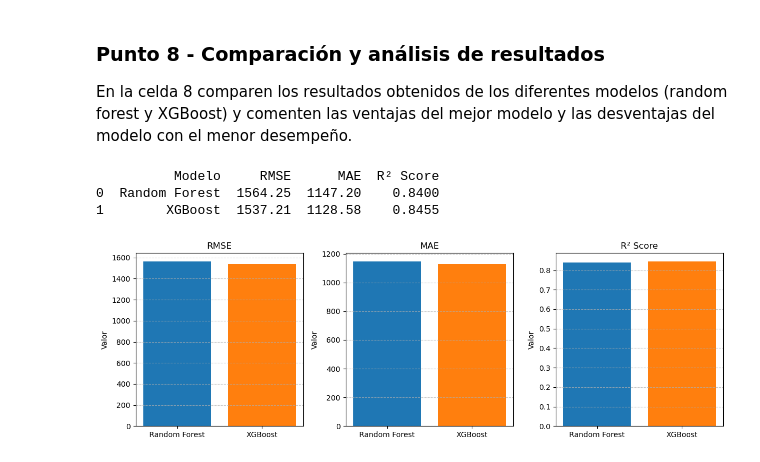
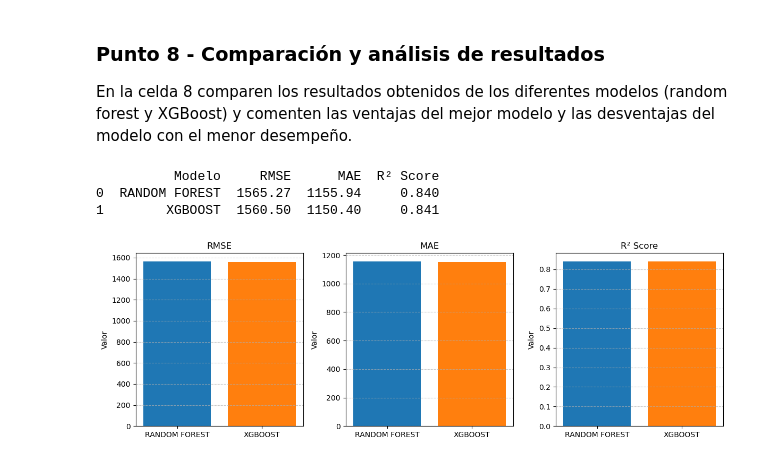
Before and after one commit to juantoroa/GRUPO-9-MIAD-ML-NPL, a Jupyter notebook: S2TC1_RandomForests_Boosting.ipynb, the cells around one changed output. Saved outputs shown, nothing was run; the diff lists cells and outputs as text; code cells hidden in the pictures.

```diff
--- a/S2TC1_RandomForests_Boosting.ipynb
+++ b/S2TC1_RandomForests_Boosting.ipynb
@@ -462,39 +799,38 @@ Accuracy (R² Score): 0.8455161246417325
 ### Punto 8 - Comparación y análisis de resultados
 En la celda 8 comparen los resultados obtenidos de los diferentes modelos (random forest y XGBoost) y comenten las ventajas del mejor modelo y las desventajas del modelo con el menor desempeño.
 # %%
-# Celda 8
 import pandas as pd
 import matplotlib.pyplot as plt
 
 # Resultados de los modelos
 model_results = {
-    "Modelo": ["Random Forest", "XGBoost"],
-    "RMSE": [1564.25, 1537.21],
-    "MAE": [1147.20, 1128.58],
-    "R² Score": [0.8400, 0.8455]
+    "Modelo": ["RANDOM FOREST", "XGBOOST"],
+    "RMSE": [1565.27, 1560.50],
+    "MAE": [1155.94, 1150.40],
+    "R² Score": [0.840, 0.841]
 }
 
 # Crear DataFrame
 df_results = pd.DataFrame(model_results)
 
 # Mostrar la tabla de comparación
 print(df_results)
 
 # Visualizar los resultados en un gráfico de barras
 fig, ax = plt.subplots(1, 3, figsize=(12, 4))
 metrics = ["RMSE", "MAE", "R² Score"]
 colors = ["#1f77b4", "#ff7f0e"]  # Azul para RF, Naranja para XGBoost
 
 for i, metric in enumerate(metrics):
     ax[i].bar(df_results["Modelo"], df_results[metric], color=colors)
     ax[i].set_title(metric)
     ax[i].set_ylabel("Valor")
     ax[i].grid(axis="y", linestyle="--", alpha=0.7)
 
 plt.tight_layout()
 plt.show()
 # %% [output]
           Modelo     RMSE      MAE  R² Score
-0  Random Forest  1564.25  1147.20    0.8400
-1        XGBoost  1537.21  1128.58    0.8455
+0  RANDOM FOREST  1565.27  1155.94     0.840
+1        XGBOOST  1560.50  1150.40     0.841
-[figure, old version]
+[figure, new version]
```
Also changed, not shown: parts of 22 cells of this notebook.
